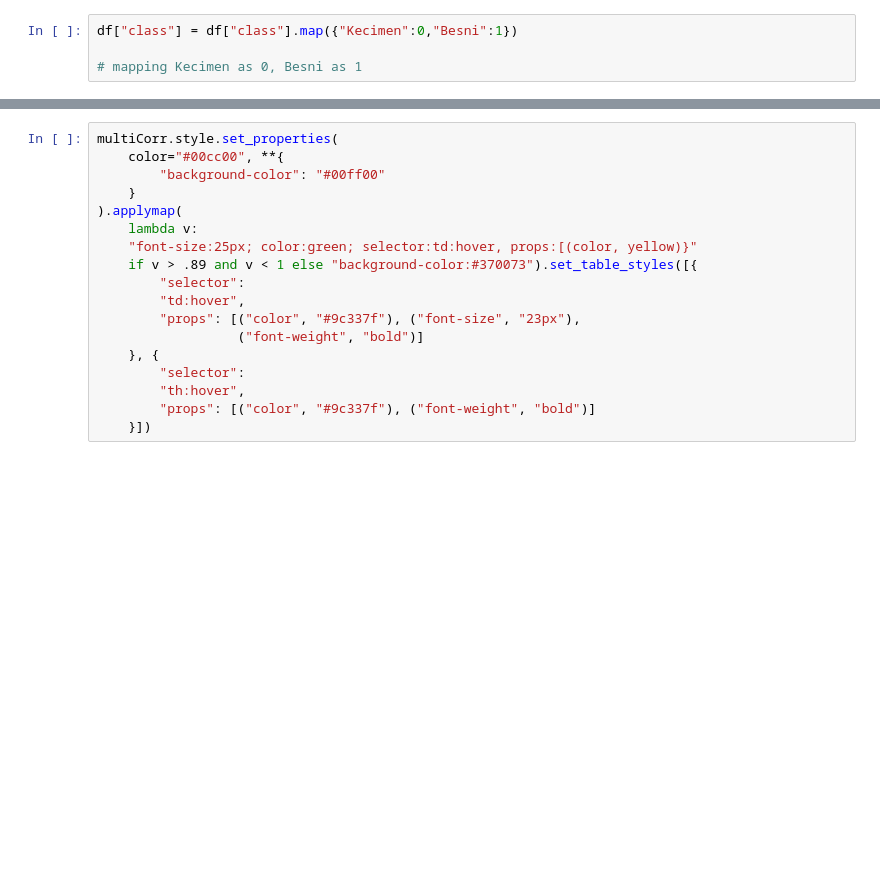
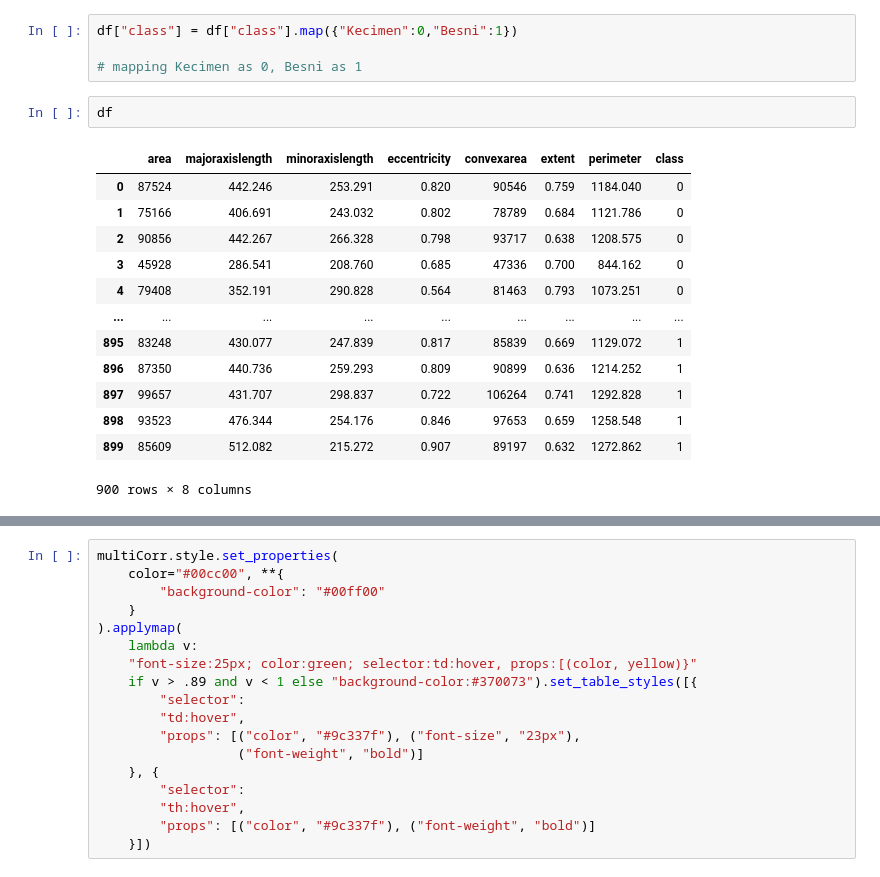
Before and after one commit to ssamiyavuzz/Raisin-Class-Project, a Jupyter notebook: Raisin_Class_Prediction.ipynb, the cells around one changed output, grey strips where cells are left out. Drawn from its saved outputs; the diff is of its cells as text; blank space fills up the shorter version.

```diff
--- a/Raisin_Class_Prediction.ipynb
+++ b/Raisin_Class_Prediction.ipynb
@@ -128,6 +140,22 @@ plt.show()
 df["class"] = df["class"].map({"Kecimen":0,"Besni":1})
 
 # mapping Kecimen as 0, Besni as 1
+# %%
+df
+# %% [output]
+|  | area | majoraxislength | minoraxislength | eccentricity | convexarea | extent | perimeter | class |
+| 0 | 87524 | 442.246 | 253.291 | 0.820 | 90546 | 0.759 | 1184.040 | 0 |
+| 1 | 75166 | 406.691 | 243.032 | 0.802 | 78789 | 0.684 | 1121.786 | 0 |
+| 2 | 90856 | 442.267 | 266.328 | 0.798 | 93717 | 0.638 | 1208.575 | 0 |
+| 3 | 45928 | 286.541 | 208.760 | 0.685 | 47336 | 0.700 | 844.162 | 0 |
+| 4 | 79408 | 352.191 | 290.828 | 0.564 | 81463 | 0.793 | 1073.251 | 0 |
+| ... | ... | ... | ... | ... | ... | ... | ... | ... |
+| 895 | 83248 | 430.077 | 247.839 | 0.817 | 85839 | 0.669 | 1129.072 | 1 |
+| 896 | 87350 | 440.736 | 259.293 | 0.809 | 90899 | 0.636 | 1214.252 | 1 |
+| 897 | 99657 | 431.707 | 298.837 | 0.722 | 106264 | 0.741 | 1292.828 | 1 |
+| 898 | 93523 | 476.344 | 254.176 | 0.846 | 97653 | 0.659 | 1258.548 | 1 |
+| 899 | 85609 | 512.082 | 215.272 | 0.907 | 89197 | 0.632 | 1272.862 | 1 |
+900 rows × 8 columns
 # %%
 sns.pairplot(data=df, hue="class");
 # %% [output]
```
Also changed, not shown: parts of 12 cells of this notebook.
